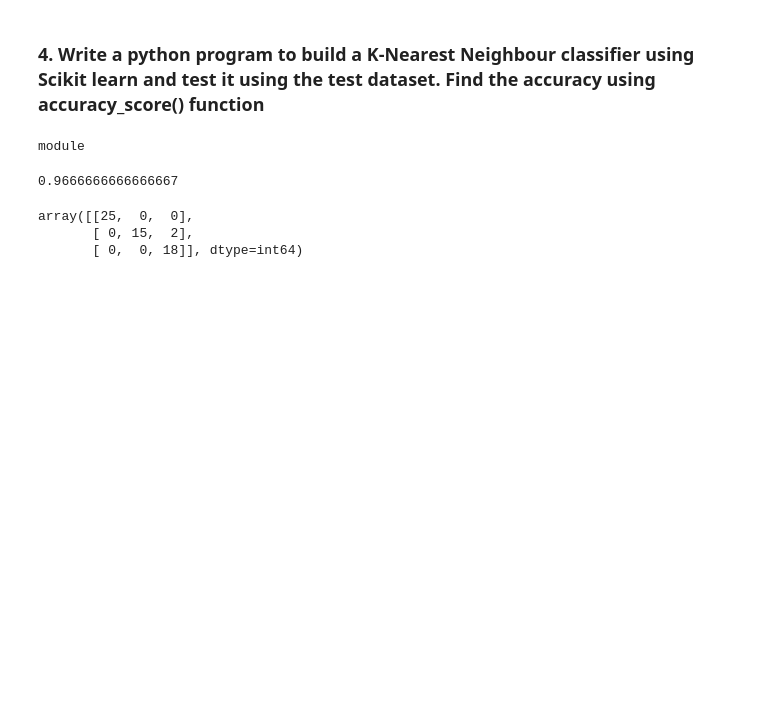
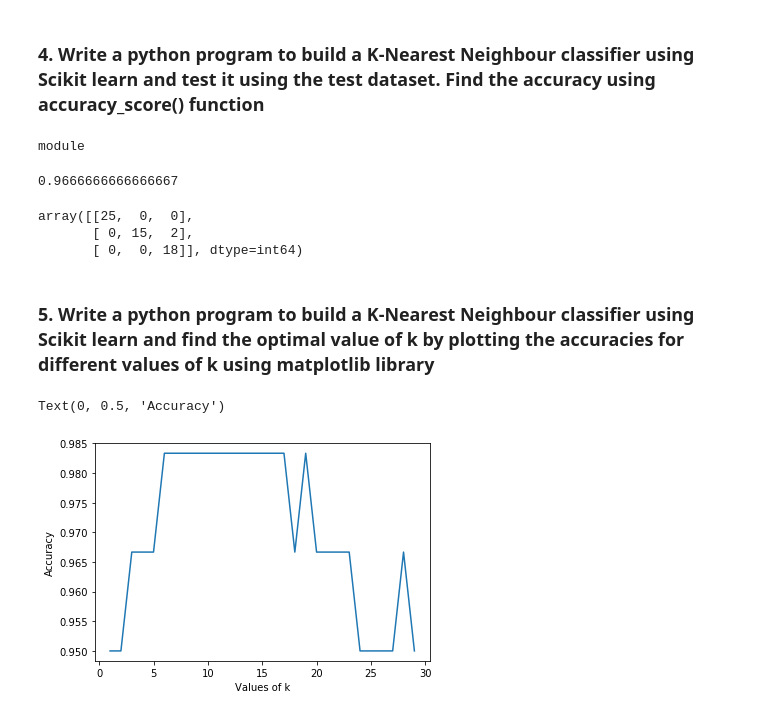
Before and after one commit to soumyadip007/Data-Science-Using-Python-University-Course-Module, a Jupyter notebook: Data-Sciecne/iris_dataset.ipynb, the cells around one changed output. Drawn from its saved outputs; the diff is of its cells as text; code cells hidden in the pictures; blank space fills up the shorter version.

```diff
--- a/Data-Sciecne/iris_dataset.ipynb
+++ b/Data-Sciecne/iris_dataset.ipynb
@@ -135,0 +134,19 @@ array([[25,  0,  0],
+# %% [markdown]
+### 5. Write a python program to build a K-Nearest Neighbour classifier using Scikit learn and find the optimal value of k by plotting the accuracies for different values of k using matplotlib library
+# %%
+k_range = range(1,30)
+score = []
+for k in k_range:
+     knn = KNeighborsClassifier(n_neighbors=k)
+     knn.fit(x_train,y_train)
+     y_pred = knn.predict(x_test)
+     score.append(metrics.accuracy_score(y_test,y_pred))
+# %%
+import matplotlib.pyplot as plt
+%matplotlib inline
+plt.plot(k_range,score)
+plt.xlabel('Values of k')
+plt.ylabel('Accuracy')
+# %% [output]
+Text(0, 0.5, 'Accuracy')
+[figure, added]
```
Also changed, not shown: parts of 1 cell of this notebook, 1 other file.
